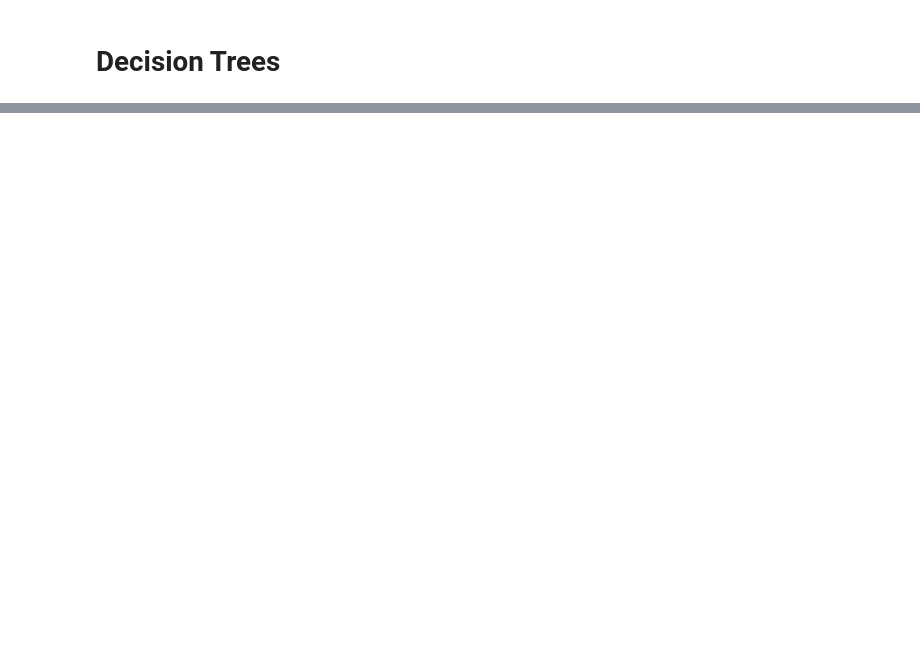
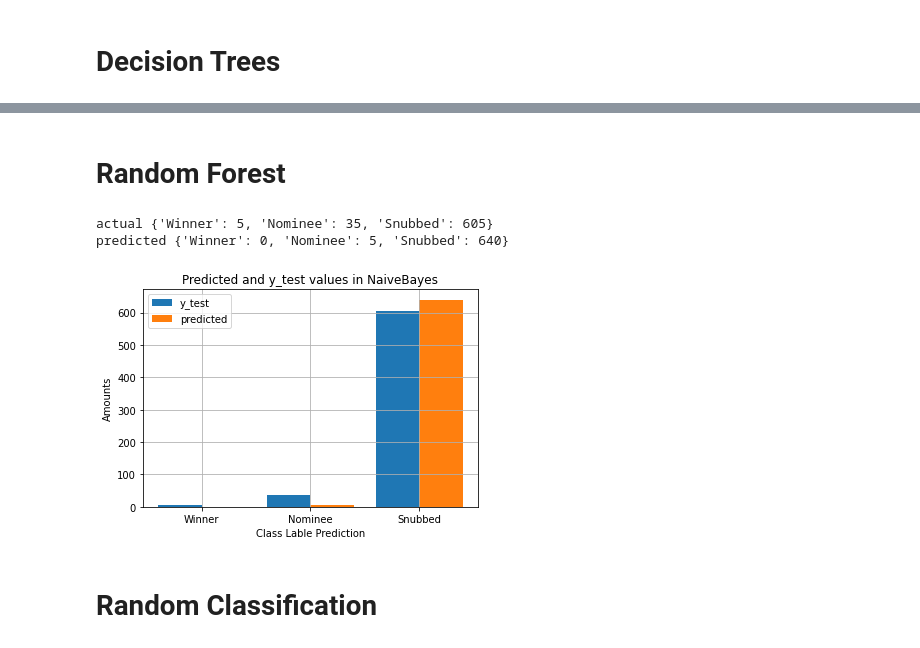
Before and after one commit to hannahnvc/CPSC322-Final-Project, a Jupyter notebook: Final_Movie_Project.ipynb, the cells around one changed output, grey strips where cells are left out. Drawn from its saved outputs; the diff is of its cells as text; code cells hidden in the pictures; blank space fills up the shorter version.

```diff
--- a/Final_Movie_Project.ipynb
+++ b/Final_Movie_Project.ipynb
@@ -329,0 +346,49 @@ Predict_1: ['Snubbed', 'Snubbed', 'Snubbed', 'Snubbed', 'Snubbed', 'Snubbed', 'S
+# %% [markdown]
+# Random Forest
+# %%
+header = ["duration", "country", "language", "avg_vote", "votes", "reviews_from_users", "reviews_from_critics"]
+
+# get test and train sets using stratified_test_remainder to get the indices
+RandomForest = MyRandomForest()
+test_set_indices, remainder_set_indices = myevaluation.stratified_test_remainder(X_half_edit, y_half)
+X_train2 = []
+y_train2 = []
+for item in remainder_set_indices:
+    X_train2.append(X_half_edit[item])
+    y_train2.append(y_half[item])
+X_test = []
+y_test = []
+for item in test_set_indices:
+    X_test.append(X_half_edit[item])
+    y_test.append(y_half[item])
+
+# classify with random forest
+RandomForest = MyRandomForest()
+RandomForest.fit(X_train2, y_train2, 20, 10, 4, header)
+predict_1 = RandomForest.predict(X_test)
+test_dict = myutils.create_dictionary_labels(y_test, ["Winner", "Nominee", "Snubbed"])
+predicted_dict = myutils.create_dictionary_labels(predict_1, ["Winner", "Nominee", "Snubbed"])
+
+# confusion matrix
+myevaluation.confusion_matrix(y_test, predict_1, ["Winner", "Nominee", "Snubbed"])
+
+# dictionaries and bar chart
+test_dict = myutils.create_dictionary_labels(y_test, ["Winner", "Nominee", "Snubbed"])
+print("actual", test_dict)
+lst1_vals = list(test_dict.keys())
+lst1_counts = list(test_dict.values())
+
+predicted_dict = myutils.create_dictionary_labels(predict_1, ["Winner", "Nominee", "Snubbed"])
+print("predicted", predicted_dict)
+lst2_vals = list(predicted_dict.keys())
+lst2_counts = list(predicted_dict.values())
+
+myevaluation.confusion_matrix(y_test, predict_1, ["Winner", "Nominee", "Snubbed"])
+
+plot_utils.make_multiple_bar_graphs(lst1_vals, lst2_vals, lst1_counts, lst2_counts, "Predicted and y_test values in NaiveBayes", "Class Lable Prediction", "Amounts", "y_test", "predicted")
+# %% [output]
+actual {'Winner': 5, 'Nominee': 35, 'Snubbed': 605}
+predicted {'Winner': 0, 'Nominee': 5, 'Snubbed': 640}
+[figure, added]
+# %% [markdown]
+# Random Classification
```
Also changed, not shown: parts of 9 cells of this notebook, 11 other files.
